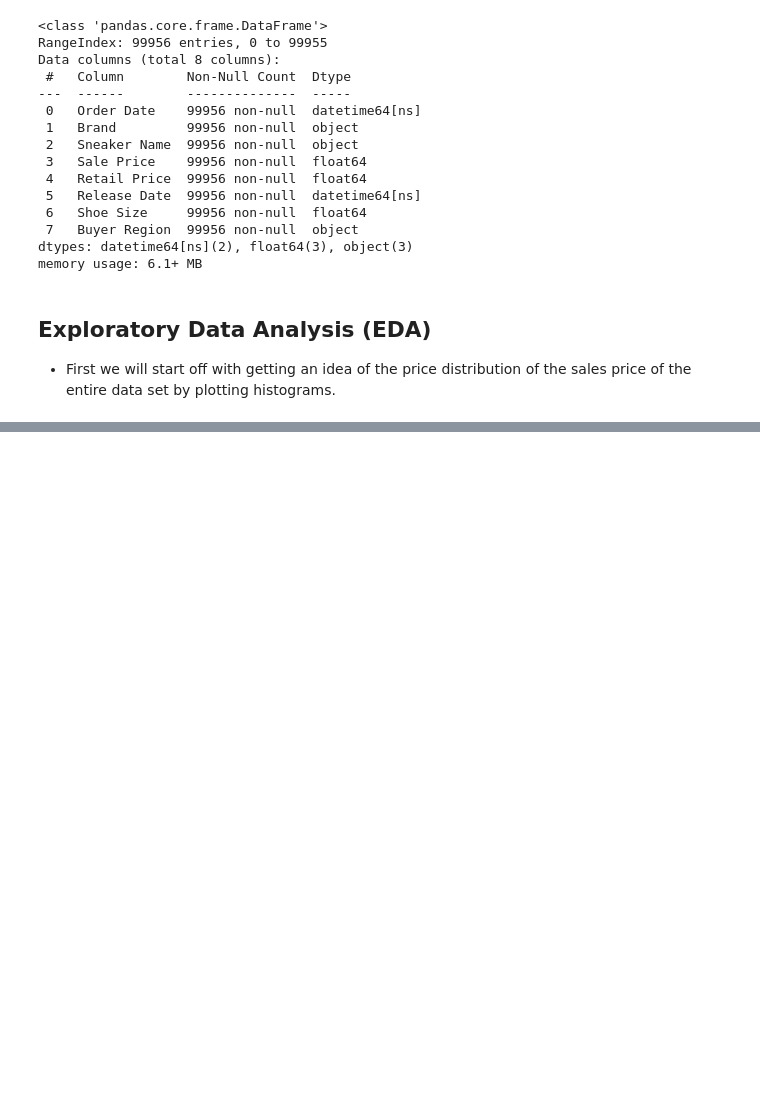
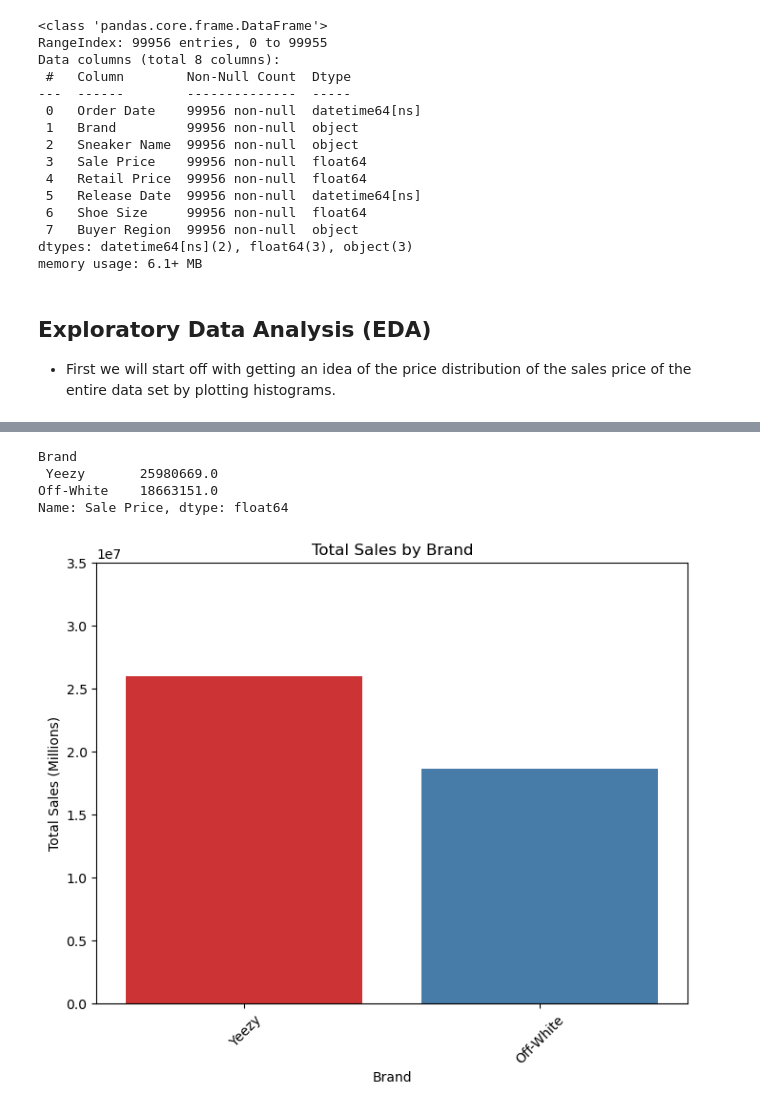
Before and after one commit to Chris-Goyette/sneaker_analysis, a Jupyter notebook: StockX_Sneaker_Analysis.ipynb, the cells around one changed output, grey strips where cells are left out. Saved outputs shown, nothing was run; the diff lists cells and outputs as text; code cells hidden in the pictures; blank space fills up the shorter version.

Commit message:
feat: adds barplot

```diff
--- a/StockX_Sneaker_Analysis.ipynb
+++ b/StockX_Sneaker_Analysis.ipynb
@@ -175,0 +180,24 @@ Based on the Sales Price dataset we can see taht the biggest sale was $4,050 and
+# %%
+# Total sales by brand
+
+brand_sales_sum = df.groupby('Brand')['Sale Price'].sum().sort_values(ascending=False)
+print(brand_sales_sum)
+
+
+plt.figure(figsize=(8, 6))
+sns.barplot(x=brand_sales_sum.index, y=brand_sales_sum.values, palette= 'Set1')
+
+plt.title("Total Sales by Brand")
+plt.xlabel("Brand")
+plt.ylabel("Total Sales (Millions)")
+plt.xticks(rotation=45)  # Rotate the x-labels for better visibility
+plt.yticks(np.arange(0, max(brand_sales_sum.values) + 10000000, 5000000))
+
+
+plt.show()
+# %% [output]
+Brand
+ Yeezy       25980669.0
+Off-White    18663151.0
+Name: Sale Price, dtype: float64
+[figure, added]
```
Also changed, not shown: parts of 9 cells of this notebook.
